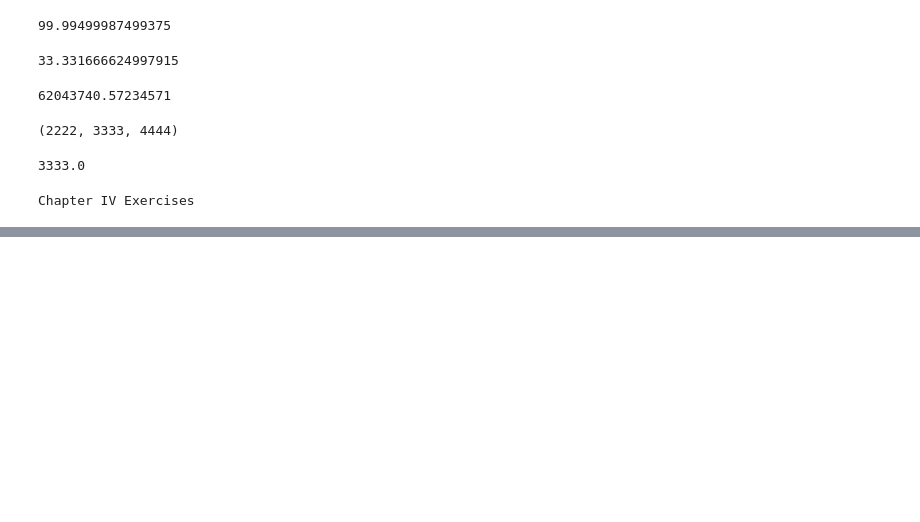
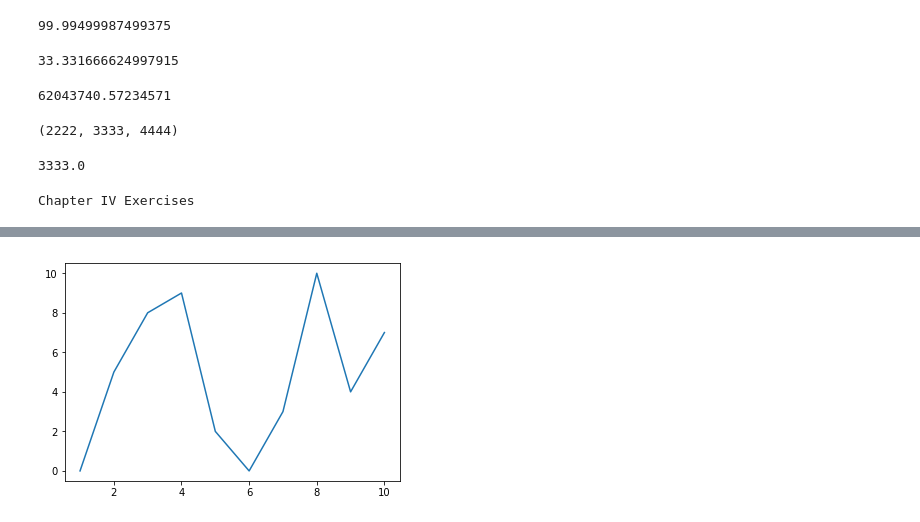
Before and after one commit to rsalaud/C5_T1.1, a Jupyter notebook: C5_T1.ipynb, the cells around one changed output, grey strips where cells are left out. Saved outputs shown, nothing was run; the diff lists cells and outputs as text; code cells hidden in the pictures; blank space fills up the shorter version.

```diff
--- a/C5_T1.ipynb
+++ b/C5_T1.ipynb
@@ -159,0 +1348,8 @@ SyntaxError: invalid syntax (<ipython-input-66-431598247fee>, line 1)
+# %%
+values = [0, 5, 8, 9, 2, 0, 3, 10, 4, 7]
+import matplotlib.pyplot as plt
+ax = plt.axes()
+plt.plot(range(1,11), values)
+plt.show()
+# %% [output]
+[figure, added]
```
Also changed, not shown: parts of 349 cells of this notebook.
